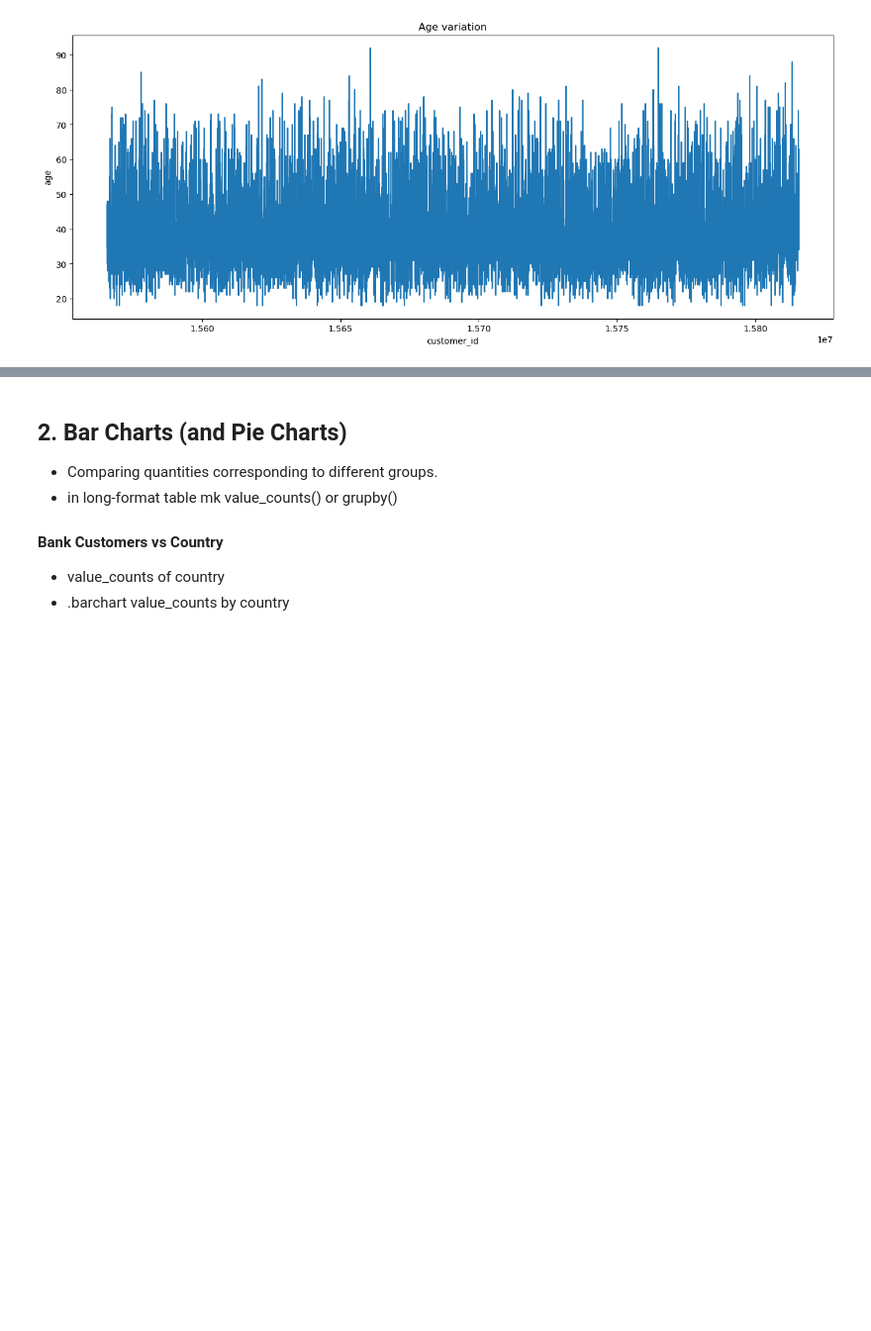
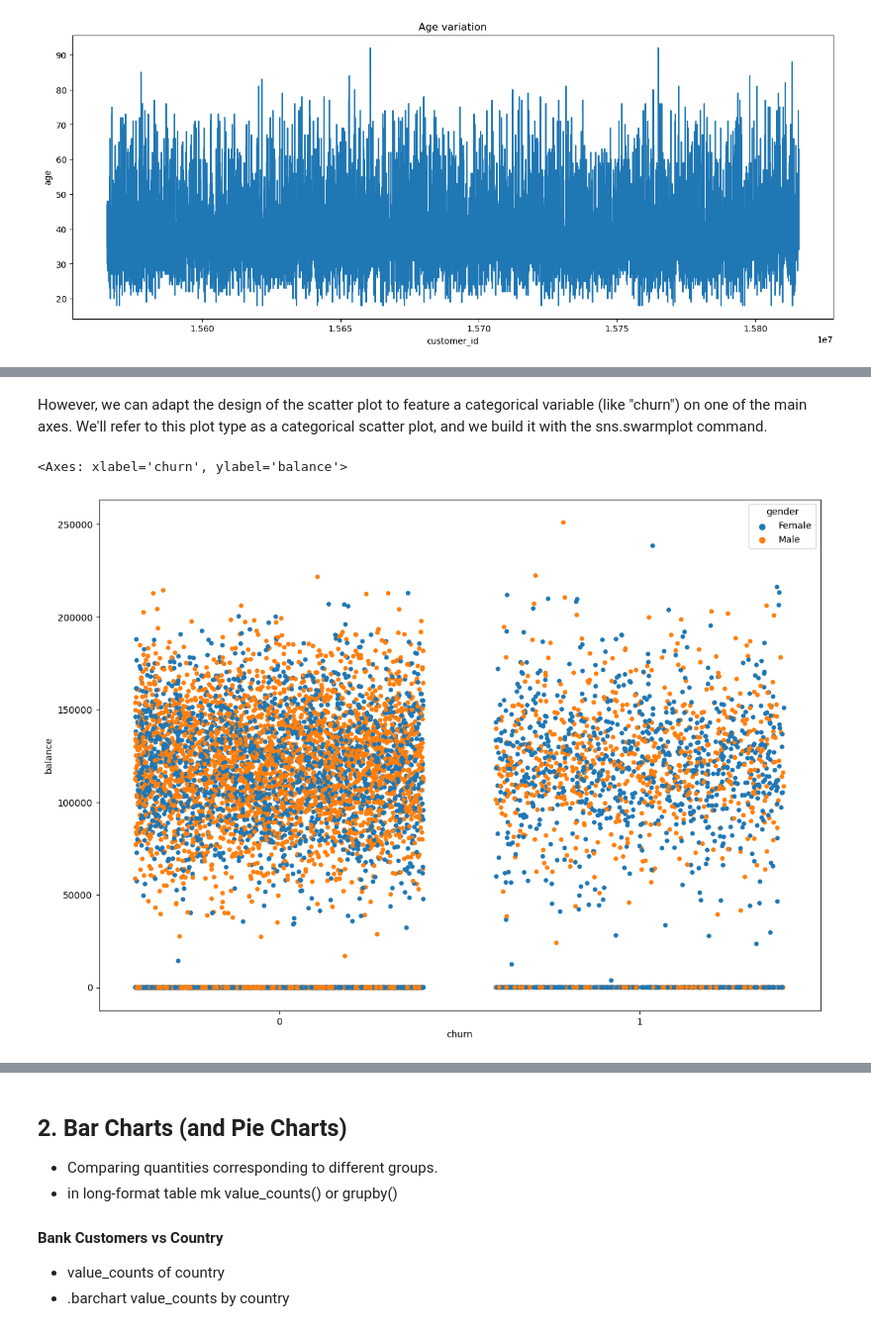
Before and after one commit to jmonti-gh/DataAnalysis_Py, a Jupyter notebook: DataVisualization/Kgl_DV7e0_project.ipynb, the cells around one changed output, grey strips where cells are left out. Shown at 99% size. Cells and saved outputs as stored; diff of their text form; code cells hidden in the pictures; blank space fills up the shorter version.

```diff
--- a/DataVisualization/Kgl_DV7e0_project.ipynb
+++ b/DataVisualization/Kgl_DV7e0_project.ipynb
@@ -141,0 +176,8 @@ Text(0.5, 0, 'customer_id')
+# %% [markdown]
+However, we can adapt the design of the scatter plot to feature a categorical variable (like "churn") on one of the main axes. We'll refer to this plot type as a categorical scatter plot, and we build it with the sns.swarmplot command.
+# %%
+fig, axstrip1 = plt.subplots(figsize=(14, 10))
+sns.stripplot(x=df.churn, y=df.balance, hue=df.gender, jitter=0.4, ax=axstrip1)
+# %% [output]
+<Axes: xlabel='churn', ylabel='balance'>
+[figure, added]
```
Also changed, not shown: parts of 30 cells of this notebook, 1 other file.
